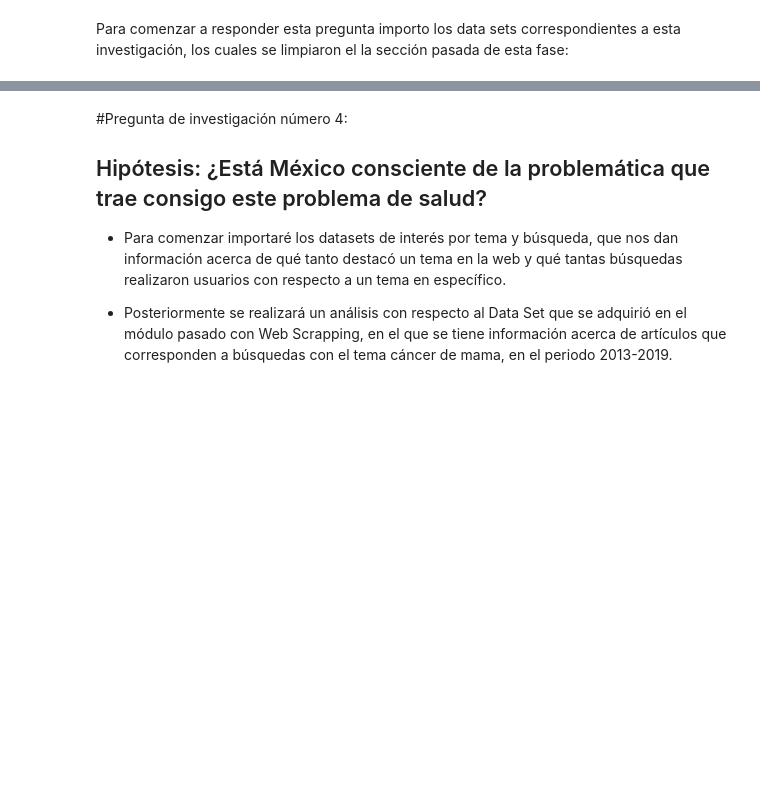
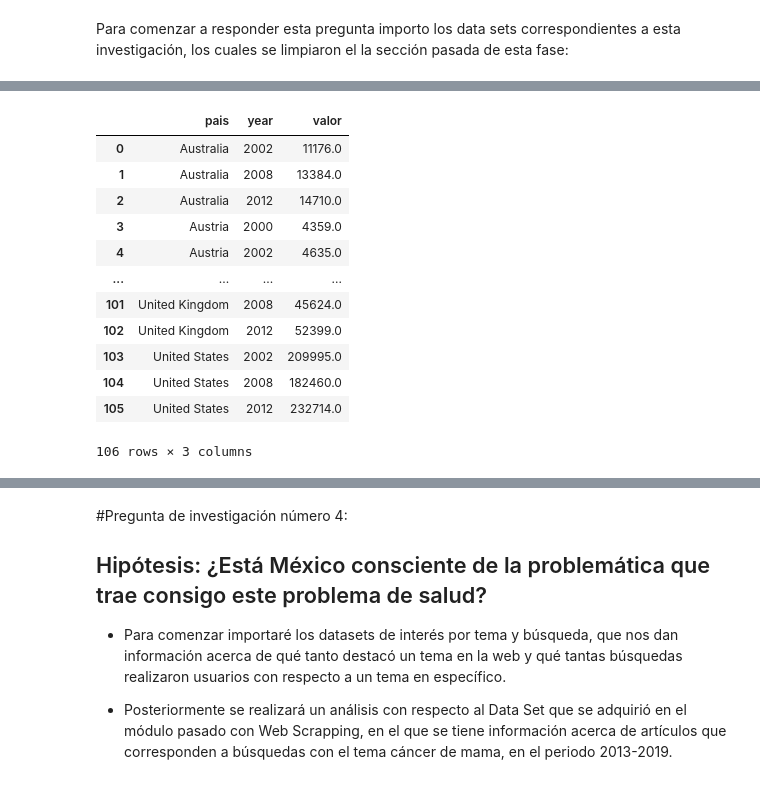
Before and after one commit to Zoe-Garcia/Equipo_2_P2_Analisis, a Jupyter notebook: Pregunta_3_y_4.ipynb, the cells around one changed output, grey strips where cells are left out. Drawn from its saved outputs; the diff is of its cells as text; code cells hidden in the pictures; blank space fills up the shorter version.

```diff
--- a/Pregunta_3_y_4.ipynb
+++ b/Pregunta_3_y_4.ipynb
@@ -13,0 +26,27 @@ Para comenzar a responder esta pregunta importo los data sets correspondientes a
+# %%
+#ahora filtro los países que tienen registros en todos los años:
+
+OCDE_salud_ord = (OCDE_salud_filtro.groupby(['pais', 'year'])['valor'].max()).reset_index()
+
+OCDE_salud_ord_2008 = OCDE_salud_ord[OCDE_salud_ord['year'] == 2002]['pais']
+
+OCDE_paises = []
+for i in OCDE_salud_ord_2008:
+  x = OCDE_salud_ord[OCDE_salud_ord.loc[:, 'pais'] == i]
+  OCDE_paises.append(x)
+
+OCDE_paises = pd.concat(OCDE_paises).reset_index(drop = True)
+# %% [output]
+|  | pais | year | valor |
+| 0 | Australia | 2002 | 11176.0 |
+| 1 | Australia | 2008 | 13384.0 |
+| 2 | Australia | 2012 | 14710.0 |
+| 3 | Austria | 2000 | 4359.0 |
+| 4 | Austria | 2002 | 4635.0 |
+| ... | ... | ... | ... |
+| 101 | United Kingdom | 2008 | 45624.0 |
+| 102 | United Kingdom | 2012 | 52399.0 |
+| 103 | United States | 2002 | 209995.0 |
+| 104 | United States | 2008 | 182460.0 |
+| 105 | United States | 2012 | 232714.0 |
+106 rows × 3 columns
```
Also changed, not shown: parts of 7 cells of this notebook.
